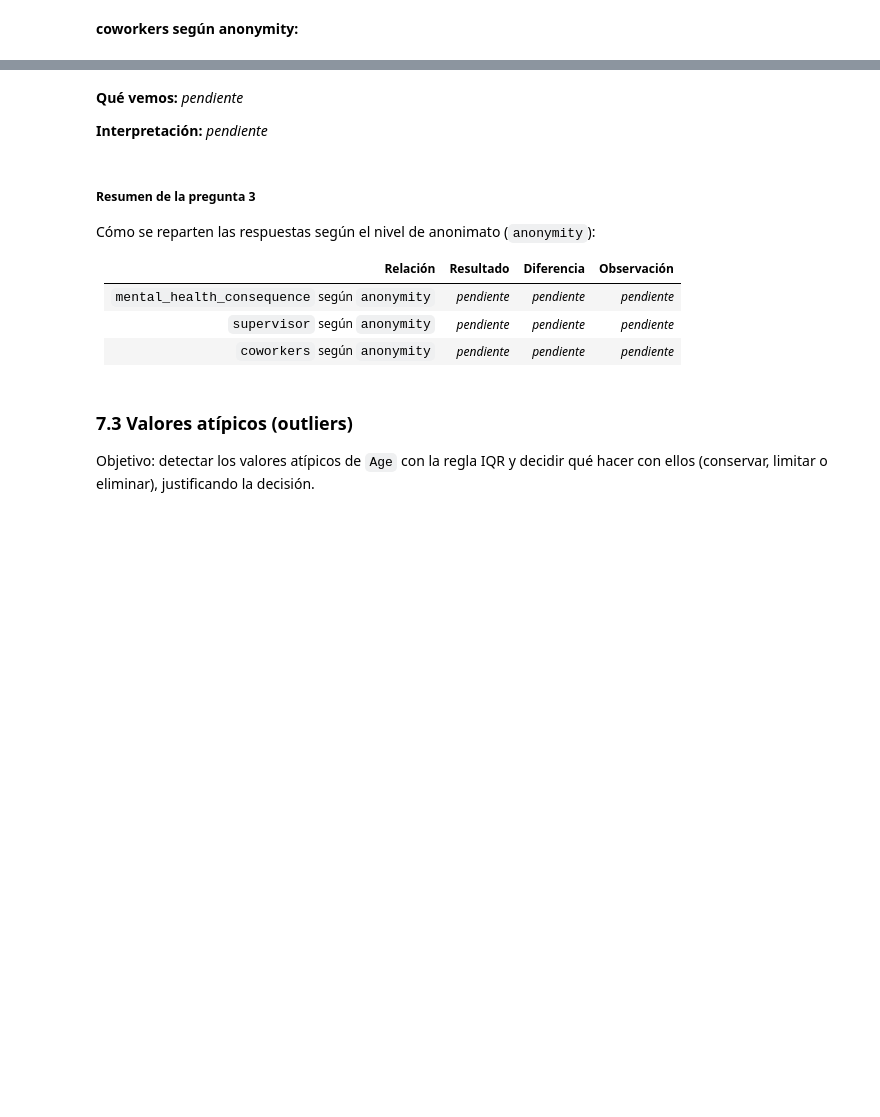
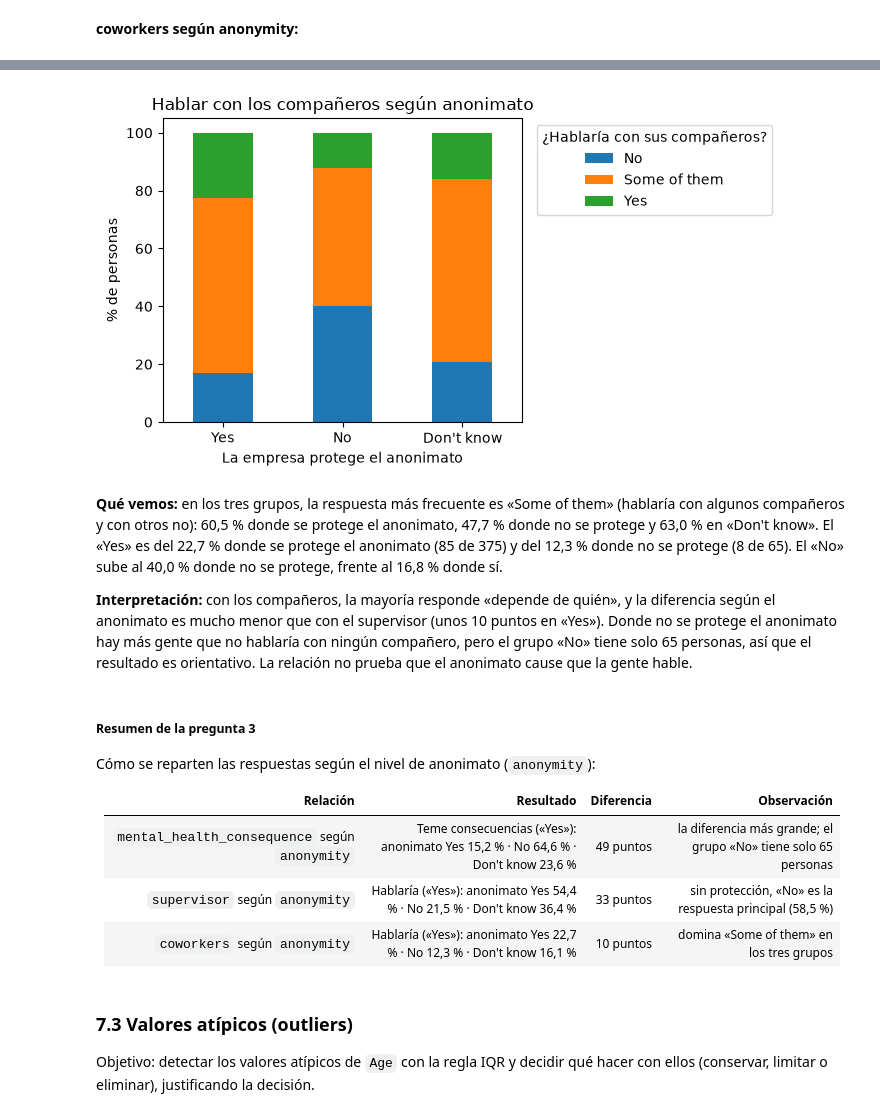
Before and after one commit to IA-P1-BCN/ai_project_EDA-charlotte_doulcet, a Jupyter notebook: eda.ipynb, the cells around one changed output, grey strips where cells are left out. Saved outputs shown, nothing was run; the diff lists cells and outputs as text; code cells hidden in the pictures; blank space fills up the shorter version.

```diff
--- a/eda.ipynb
+++ b/eda.ipynb
@@ -1129,4 +1170,6 @@ Objetivo: ver si las respuestas cambian según el nivel de anonimato (`Yes`, `No
 # %% [markdown]
 **coworkers según anonymity:**
 # %%
-# tabla (crosstab en %)
+tabla_cow = pd.crosstab(df_clean["anonymity"], df_clean["coworkers"], normalize="index") * 100
+tabla_cow = tabla_cow.loc[["Yes", "No", "Don't know"], ["No", "Some of them", "Yes"]]
+tabla_cow.round(1)
@@ -1133,9 +1182,18 @@ Objetivo: ver si las respuestas cambian según el nivel de anonimato (`Yes`, `No
 # %%
-# gráfico
+tabla_cow.plot(kind="bar", stacked=True, figsize=(7, 4))
+plt.title("Hablar con los compañeros según anonimato")
+plt.xlabel("La empresa protege el anonimato")
+plt.ylabel("% de personas")
+plt.legend(title="¿Hablaría con sus compañeros?", bbox_to_anchor=(1.02, 1), loc="upper left")
+plt.xticks(rotation=0)
+plt.tight_layout()
+plt.show()
+# %% [output]
+[figure, added]
 # %% [markdown]
-**Qué vemos:** _pendiente_
+**Qué vemos:** en los tres grupos, la respuesta más frecuente es «Some of them» (hablaría con algunos compañeros y con otros no): 60,5 % donde se protege el anonimato, 47,7 % donde no se protege y 63,0 % en «Don't know». El «Yes» es del 22,7 % donde se protege el anonimato (85 de 375) y del 12,3 % donde no se protege (8 de 65). El «No» sube al 40,0 % donde no se protege, frente al 16,8 % donde sí.
 
-**Interpretación:** _pendiente_
+**Interpretación:**  con los compañeros, la mayoría responde «depende de quién», y la diferencia según el anonimato es mucho menor que con el supervisor (unos 10 puntos en «Yes»). Donde no se protege el anonimato hay más gente que no hablaría con ningún compañero, pero el grupo «No» tiene solo 65 personas, así que el resultado es orientativo. La relación no prueba que el anonimato cause que la gente hable.
 # %% [markdown]
 ##### Resumen de la pregunta 3
 
@@ -1143,9 +1201,9 @@ Cómo se reparten las respuestas según el nivel de anonimato (`anonymity`):
 
 | Relación | Resultado | Diferencia | Observación |
 |---|---|---|---|
-| `mental_health_consequence` según `anonymity` | _pendiente_ | _pendiente_ | _pendiente_ |
-| `supervisor` según `anonymity` | _pendiente_ | _pendiente_ | _pendiente_ |
-| `coworkers` según `anonymity` | _pendiente_ | _pendiente_ | _pendiente_ |
+| `mental_health_consequence` según `anonymity` | Teme consecuencias («Yes»): anonimato Yes 15,2 % · No 64,6 % · Don't know 23,6 % | 49 puntos | la diferencia más grande; el grupo «No» tiene solo 65 personas |
+| `supervisor` según `anonymity` | Hablaría («Yes»): anonimato Yes 54,4 % · No 21,5 % · Don't know 36,4 % | 33 puntos | sin protección, «No» es la respuesta principal (58,5 %) |
+| `coworkers` según `anonymity` | Hablaría («Yes»): anonimato Yes 22,7 % · No 12,3 % · Don't know 16,1 % | 10 puntos | domina «Some of them» en los tres grupos |
 # %% [markdown]
 ### 7.3 Valores atípicos (outliers)
 
```
Also changed, not shown: parts of 8 cells of this notebook, 1 other file.
